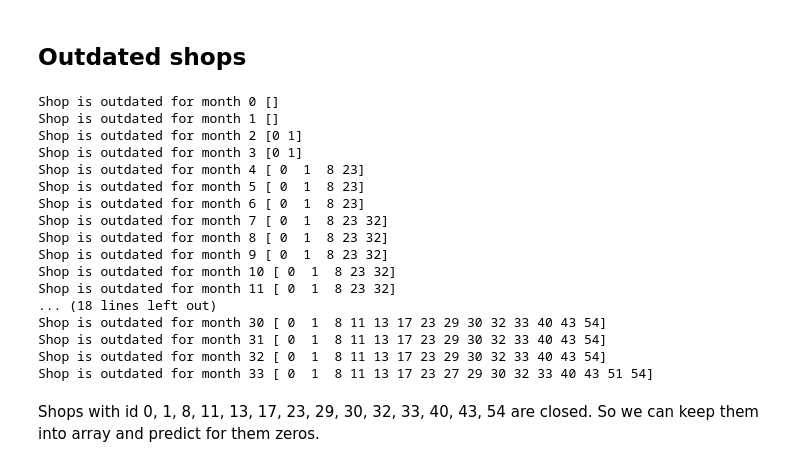
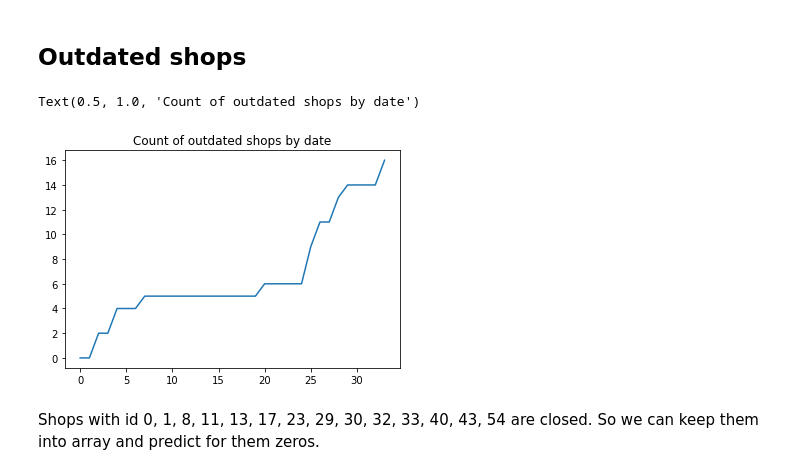
Before and after one commit to Evgeniy-2000/ML_practice_project, a Jupyter notebook: Main.ipynb, the cells around one changed output. Drawn from its saved outputs; the diff is of its cells as text; code cells hidden in the pictures.

```diff
--- a/Main.ipynb
+++ b/Main.ipynb
@@ -403,27 +403,18 @@ sales_by_shop_id.columns = sales_by_shop_id.columns.droplevel().map(str)
 sales_by_shop_id = sales_by_shop_id.reset_index(drop=True).rename_axis(None, axis=1)
 sales_by_shop_id.columns.values[0] = 'shop_id'
 
-for i in range(34):
-    print('Shop is outdated for month', i, \
-          sales_by_shop_id['shop_id'][sales_by_shop_id.loc[:,str(i):].sum(axis=1) == 0].unique())
+outdated_shops_by_date = [sales_by_shop_id['shop_id'][sales_by_shop_id.loc[:,str(i):].sum(axis=1) == 0].unique() \
+                          for i in range(34)]
+
+#for i in range(34):
+#    print('Shop is outdated for month', i, \
+#          sales_by_shop_id['shop_id'][sales_by_shop_id.loc[:,str(i):].sum(axis=1) == 0].unique())
-# %% [output]
-Shop is outdated for month 0 []
-Shop is outdated for month 1 []
-Shop is outdated for month 2 [0 1]
-Shop is outdated for month 3 [0 1]
-Shop is outdated for month 4 [ 0  1  8 23]
-Shop is outdated for month 5 [ 0  1  8 23]
-Shop is outdated for month 6 [ 0  1  8 23]
-Shop is outdated for month 7 [ 0  1  8 23 32]
-Shop is outdated for month 8 [ 0  1  8 23 32]
-Shop is outdated for month 9 [ 0  1  8 23 32]
-Shop is outdated for month 10 [ 0  1  8 23 32]
-Shop is outdated for month 11 [ 0  1  8 23 32]
-... (18 lines left out)
-Shop is outdated for month 30 [ 0  1  8 11 13 17 23 29 30 32 33 40 43 54]
-Shop is outdated for month 31 [ 0  1  8 11 13 17 23 29 30 32 33 40 43 54]
-Shop is outdated for month 32 [ 0  1  8 11 13 17 23 29 30 32 33 40 43 54]
-Shop is outdated for month 33 [ 0  1  8 11 13 17 23 27 29 30 32 33 40 43 51 54]
+# %%
+outdated_shops_count_by_date = pd.Series({i: len(outdated_shops_by_date[i]) for i in range(34)})
+outdated_shops_count_by_date.plot().set_title('Count of outdated shops by date')
+# %% [output]
+Text(0.5, 1.0, 'Count of outdated shops by date')
+[figure, added]
 # %% [markdown]
 Shops with id 0, 1, 8, 11, 13, 17, 23, 29, 30, 32, 33, 40, 43, 54 are closed. So we can keep them into array and predict for them zeros.
 # %% [markdown]
```
Also changed, not shown: parts of 46 cells of this notebook.
